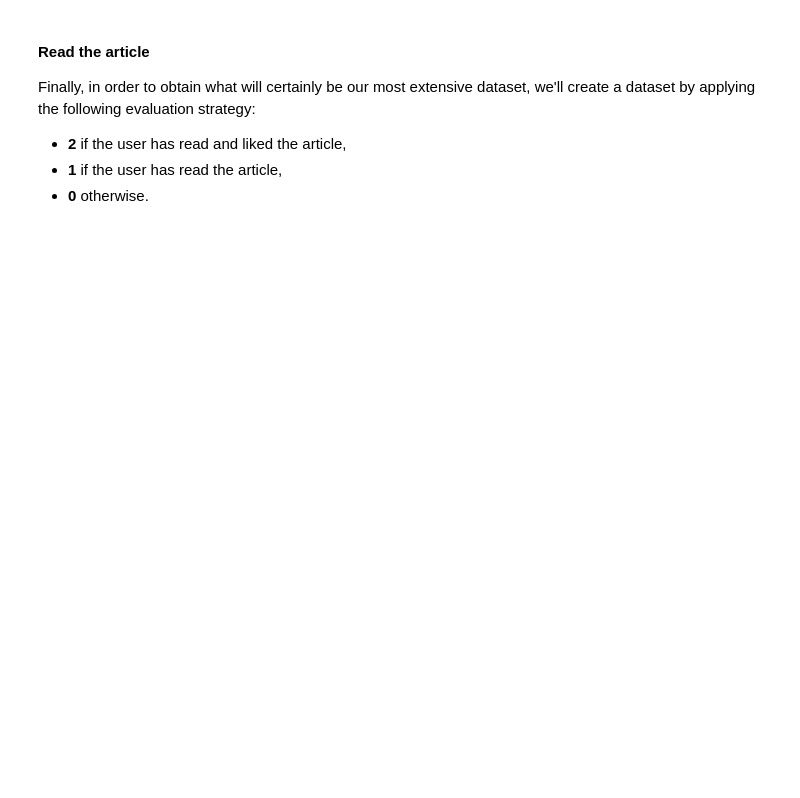
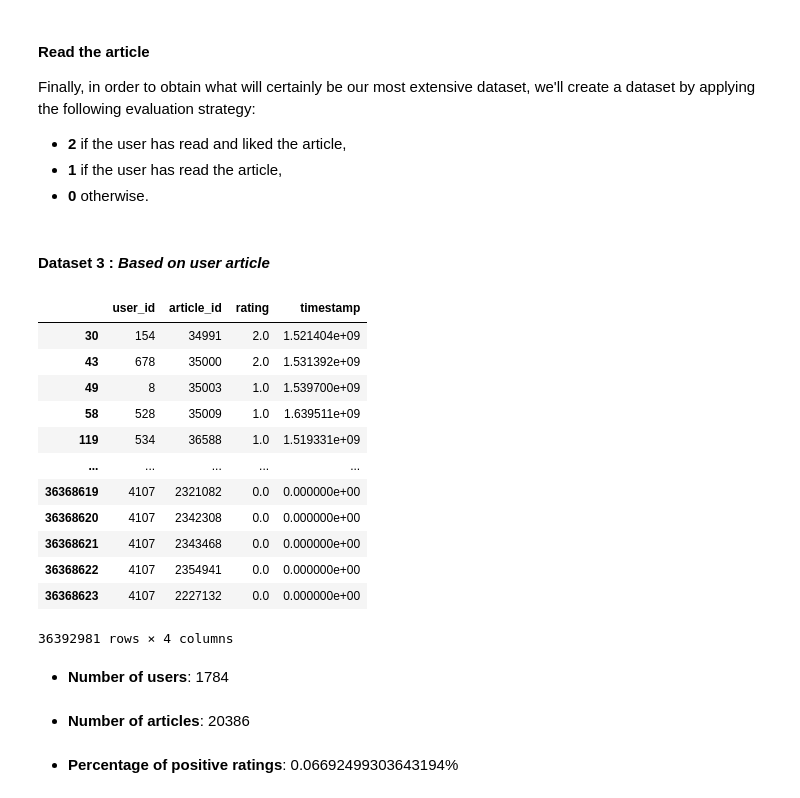
Before and after one commit to michalis0/LLM_difficulty_recommendations, a Jupyter notebook: recommender_system/a_GetZeeguData.ipynb, the cells around one changed output. Cells and saved outputs as stored; diff of their text form; code cells hidden in the pictures; blank space fills up the shorter version.

```diff
--- a/recommender_system/a_GetZeeguData.ipynb
+++ b/recommender_system/a_GetZeeguData.ipynb
@@ -358,6 +428,7 @@ df = pd.read_csv(
         "data",
         "processed",
         "recommendation",
+        "zeeguu_csvs",
         "user_article.csv",
     ),
     index_col=0,
@@ -386,30 +457,48 @@ df_all = pd.DataFrame(
         "rating": all_ratings,
         "timestamp": all_timestamps,
     }
 )
 df = pd.concat([df, df_all], axis=0)
 
 # Save and display
 ## Create output folder
 output_folder = os.path.join(
     pwd,
     "results",
     "recommendation_datasets",
 )
 if not os.path.exists(output_folder):
     os.makedirs(output_folder)
 ## Save to csv
 df.to_csv(os.path.join(output_folder, "dataset_3.csv"), index=False, sep="\t")
 ## Display
 display(Markdown("#### Dataset 3 : *Based on user article*"))
 display(df)
 ## Display some information
 display(Markdown("- **Number of users**: {}".format(len(df["user_id"].unique()))))
 display(Markdown("- **Number of articles**: {}".format(len(df["article_id"].unique()))))
 display(
     Markdown(
         "- **Percentage of positive ratings**: {}%".format(
             round(df["rating"] > 0).mean() * 100, 2
         )
     )
 )
+# %% [output]
+#### Dataset 3 : *Based on user article*
+|  | user_id | article_id | rating | timestamp |
+| 30 | 154 | 34991 | 2.0 | 1.521404e+09 |
+| 43 | 678 | 35000 | 2.0 | 1.531392e+09 |
+| 49 | 8 | 35003 | 1.0 | 1.539700e+09 |
+| 58 | 528 | 35009 | 1.0 | 1.639511e+09 |
+| 119 | 534 | 36588 | 1.0 | 1.519331e+09 |
+| ... | ... | ... | ... | ... |
+| 36368619 | 4107 | 2321082 | 0.0 | 0.000000e+00 |
+| 36368620 | 4107 | 2342308 | 0.0 | 0.000000e+00 |
+| 36368621 | 4107 | 2343468 | 0.0 | 0.000000e+00 |
+| 36368622 | 4107 | 2354941 | 0.0 | 0.000000e+00 |
+| 36368623 | 4107 | 2227132 | 0.0 | 0.000000e+00 |
+36392981 rows × 4 columns
+- **Number of users**: 1784
+- **Number of articles**: 20386
+- **Percentage of positive ratings**: 0.06692499303643194%
```
Also changed, not shown: parts of 5 cells of this notebook.
